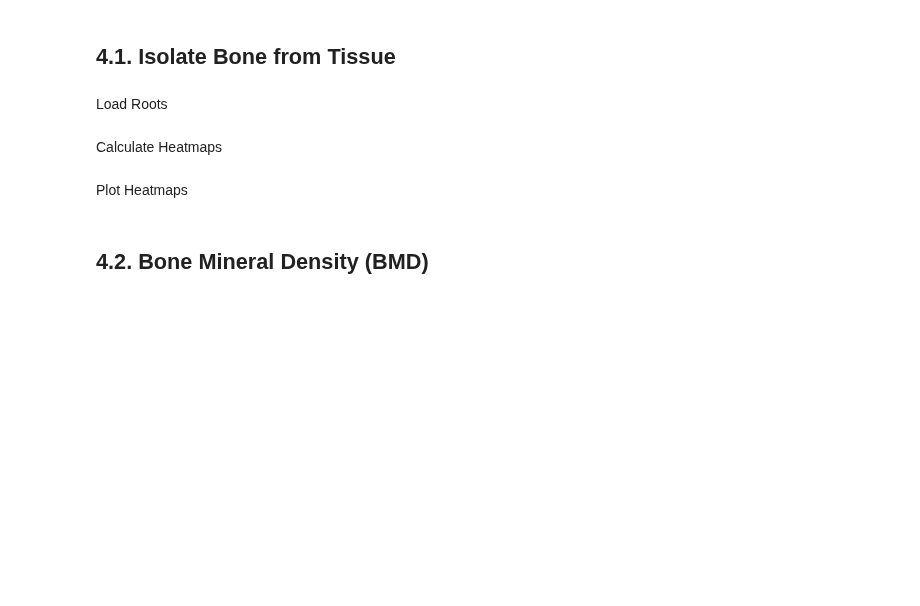
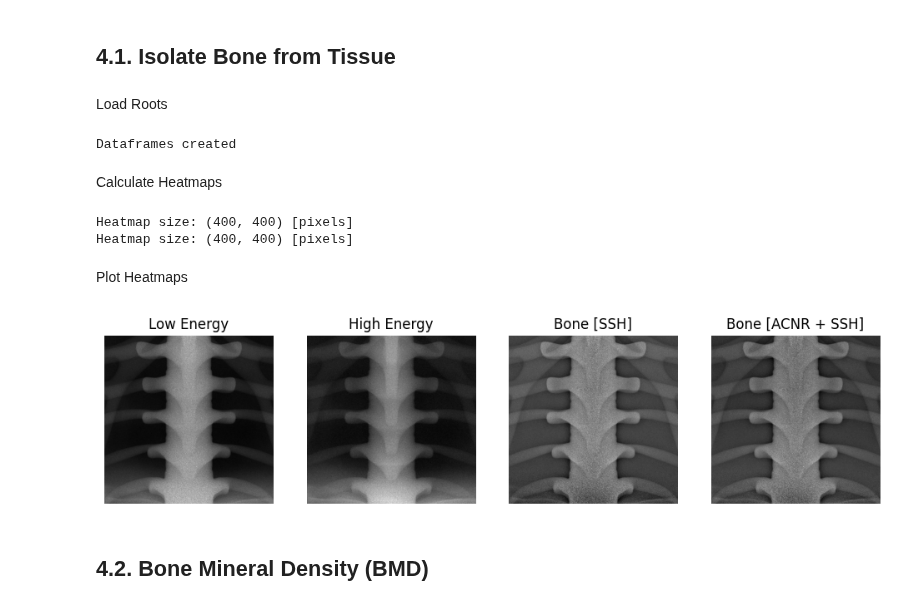
Before and after one commit to miguelcomett/G4_IFI-Team_2024, a Jupyter notebook: miguelcomett/Radiography_2.ipynb, the cells around one changed output. Saved outputs shown, nothing was run; the diff lists cells and outputs as text; code cells hidden in the pictures; blank space fills up the shorter version.

```diff
--- a/miguelcomett/Radiography_2.ipynb
+++ b/miguelcomett/Radiography_2.ipynb
@@ -42,23 +42,26 @@ Load Roots
 import Radiography_Library as RadLib
 
 directory = 'RESULTS/'
-# rootnames = ["RC40K100M", "RC80K100M"]
 rootnames = ["prueba_40k", "prueba_80k"]
+rootnames = ["ct1", "ct2"]
+rootnames = ["RC40K100M", "RC80K100M"]
 
 tree_name = "Photons"
 x_branch  = "X_axis"
 y_branch  = "Y_axis"
 
 x_1, y_1, x_2, y_2 = RadLib.LoadRoots(directory, rootnames, tree_name, x_branch, y_branch)
+# %% [output]
+Dataframes created
 # %% [markdown]
 Calculate Heatmaps
 # %%
 import matplotlib.pyplot as plt
 
 x_shift = 0.0
-y_shift = 0
+y_shift = -150
 
-size = 60
+size = 100
 log_factor = 0.01
 
 low_energy_img, xlim, ylim = RadLib.Heatmap_from_Dask(x_1, y_1, size, log_factor, x_shift, y_shift, '')
@@ -69,13 +72,23 @@ high_energy_img, xlim, ylim = RadLib.Heatmap_from_Dask(x_2, y_2, size, log_facto
 
 plt.close()
 plt.close()
+# %% [output]
+Heatmap size: (400, 400) [pixels]
+Heatmap size: (400, 400) [pixels]
 # %% [markdown]
 Plot Heatmaps
 # %%
 import Radiography_Library as RadLib
 
-save_as = ''
-SSH_Bone, ACNR_Bone = RadLib.IsolateTissues(low_energy_img, high_energy_img, save_as)
+save_in = 'Results/'
+save_as_1 = '1'
+save_as_2 = '2'
+save_as_3 = '3'
+save_as_4 = '4'
+
+SSH_Bone, ACNR_Bone = RadLib.IsolateTissues(low_energy_img, high_energy_img, save_in, save_as_1, save_as_2, save_as_3, save_as_4)
+# %% [output]
+[figure, added]
 # %% [markdown]
 ## 4.2. Bone Mineral Density (BMD)
 # %%
```
Also changed, not shown: parts of 5 cells of this notebook, 9 other files.
